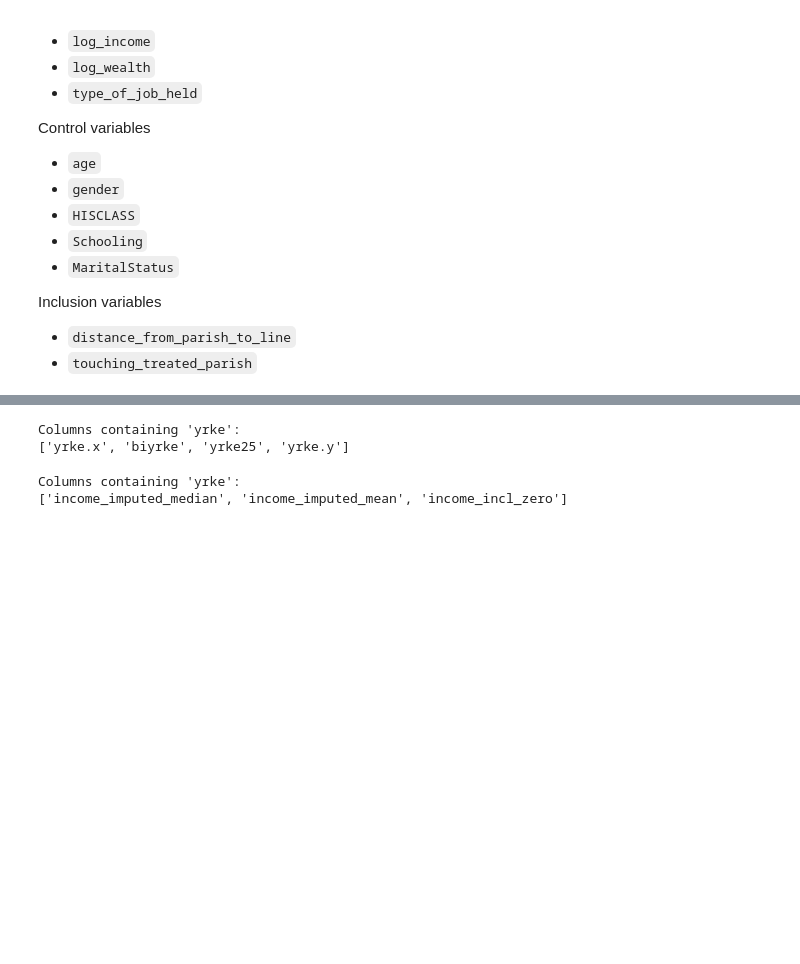
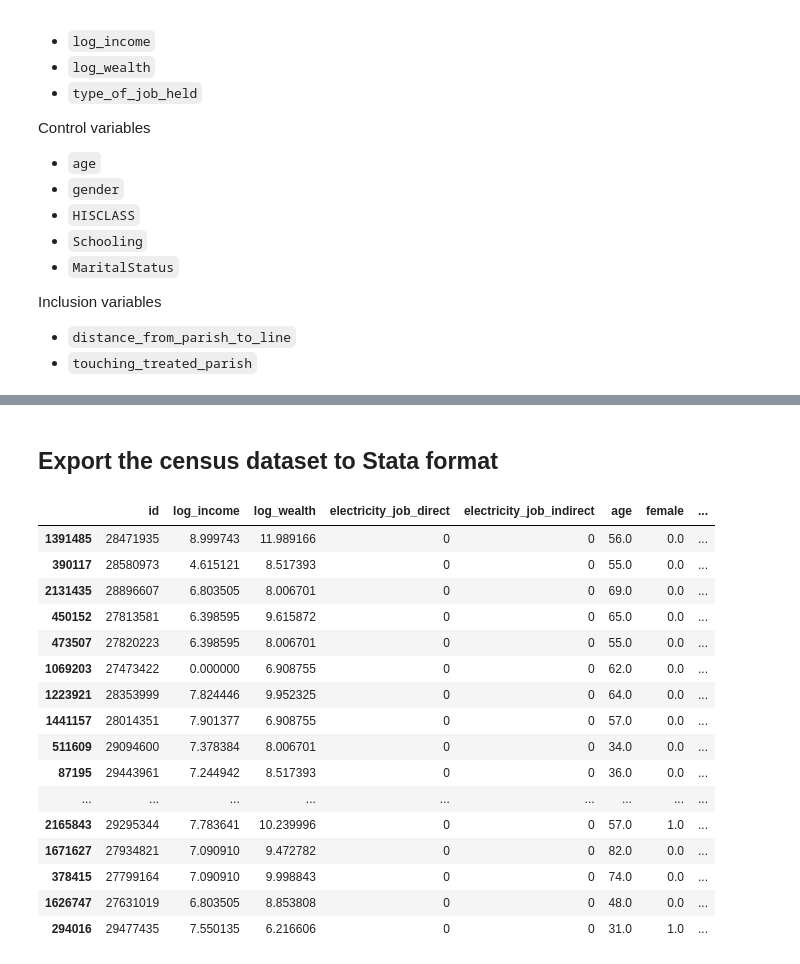
Before and after one commit to j-jayes/paper-3-analysis, a Jupyter notebook: utils/export_census_dataset_to_stata.ipynb, the cells around one changed output, grey strips where cells are left out. Saved outputs shown, nothing was run; the diff lists cells and outputs as text; code cells hidden in the pictures; blank space fills up the shorter version.

Commit message:
add new code for tables

```diff
--- a/utils/export_census_dataset_to_stata.ipynb
+++ b/utils/export_census_dataset_to_stata.ipynb
@@ -38,0 +184,7 @@ df_census_1930 = df_census_1930.rename(columns={'arkbild': 'name', 'scbkod': 're
+# %%
+# log_income
+
+df_census_1930['log_income'] = np.log(df_census_1930['income_incl_zero'] + 1)
+# %%
+# log wealth
+df_census_1930['log_wealth'] = np.log(df_census_1930['formogh'] + 1)
@@ -38,0 +855,24 @@ df_census_1930 = df_census_1930.rename(columns={'arkbild': 'name', 'scbkod': 're
+# %%
+# marital status
+
+def label_marital_status(status):
+    if status == 'O':
+        return 'Unmarried'
+    elif status == 'G':
+        return 'Married'
+    elif status == 'E':
+        return 'Widow/Widower'
+    elif status == 'X':
+        return 'Divorced'
+    else:
+        return 'Other'
+
+v_label_marital_status = np.vectorize(label_marital_status)
+
+df_census_1930['marital_status'] = v_label_marital_status(df_census_1930['civ'])
+# %% [markdown]
+## Export the census dataset to Stata format
+# %%
+# keep variables called log_income, log_wealth, electricity_job_direct, electricity_job_indirect, age, female, marital_status, hisclass_group_abb, schooling_abb, birth_parish_treated, current_parish_treated, birth_parish_distance_to_line, current_parish_distance_to_line, birth_parish_touching_treated, current_parish_touching_treated
+
+df_census_1930 = df_census_1930.loc[:, ["id", "log_income", "log_wealth", "electricity_job_direct", "electricity_job_indirect", "age", "female", "marital_status", "hisclass_group_abb", "schooling_abb", "birth_parish_treated", "current_parish_treated", "birth_parish_distance_to_line", "current_parish_distance_to_line", "birth_parish_touching_treated", "current_parish_touching_treated"]]
@@ -39,26 +887,34 @@ df_census_1930 = df_census_1930.rename(columns={'arkbild': 'name', 'scbkod': 're
 # %%
 # string detect "yrke" in col names df_census_1930?
 # detect "yrke" in column names of df_census_1930
-yrke_cols = [col for col in df_census_1930.columns if "yrke" in col]
+yrke_cols = [col for col in df_census_1930.columns if "distance" in col]
 
 if yrke_cols:
-    print("Columns containing 'yrke':")
+    print("Columns containing 'income':")
     print(yrke_cols)
 else:
-    print("No columns containing 'yrke' found.")
+    print("No columns containing 'income' found.")
-# %% [output]
-Columns containing 'yrke':
-['yrke.x', 'biyrke', 'yrke25', 'yrke.y']
-# %%
-# string detect "yrke" in col names df_census_1930?
-# detect "yrke" in column names of df_census_1930
-yrke_cols = [col for col in df_census_1930.columns if "income" in col]
-
-if yrke_cols:
-    print("Columns containing 'income':")
-    print(yrke_cols)
-else:
-    print("No columns containing 'income' found.")
-# %% [output]
-Columns containing 'yrke':
-['income_imputed_median', 'income_imputed_mean', 'income_incl_zero']
+# %%
+# sample 20 observations with no NaNs from df_census_1930
+
+df_census_1930_sample = df_census_1930.dropna().sample(20, random_state=42)
+
+df_census_1930_sample
+# %% [output]
+|  | id | log_income | log_wealth | electricity_job_direct | electricity_job_indirect | age | female | ... |
+| 1391485 | 28471935 | 8.999743 | 11.989166 | 0 | 0 | 56.0 | 0.0 | ... |
+| 390117 | 28580973 | 4.615121 | 8.517393 | 0 | 0 | 55.0 | 0.0 | ... |
+| 2131435 | 28896607 | 6.803505 | 8.006701 | 0 | 0 | 69.0 | 0.0 | ... |
+| 450152 | 27813581 | 6.398595 | 9.615872 | 0 | 0 | 65.0 | 0.0 | ... |
+| 473507 | 27820223 | 6.398595 | 8.006701 | 0 | 0 | 55.0 | 0.0 | ... |
+| 1069203 | 27473422 | 0.000000 | 6.908755 | 0 | 0 | 62.0 | 0.0 | ... |
+| 1223921 | 28353999 | 7.824446 | 9.952325 | 0 | 0 | 64.0 | 0.0 | ... |
+| 1441157 | 28014351 | 7.901377 | 6.908755 | 0 | 0 | 57.0 | 0.0 | ... |
+| 511609 | 29094600 | 7.378384 | 8.006701 | 0 | 0 | 34.0 | 0.0 | ... |
+| 87195 | 29443961 | 7.244942 | 8.517393 | 0 | 0 | 36.0 | 0.0 | ... |
+| ... | ... | ... | ... | ... | ... | ... | ... | ... |
+| 2165843 | 29295344 | 7.783641 | 10.239996 | 0 | 0 | 57.0 | 1.0 | ... |
+| 1671627 | 27934821 | 7.090910 | 9.472782 | 0 | 0 | 82.0 | 0.0 | ... |
+| 378415 | 27799164 | 7.090910 | 9.998843 | 0 | 0 | 74.0 | 0.0 | ... |
+| 1626747 | 27631019 | 6.803505 | 8.853808 | 0 | 0 | 48.0 | 0.0 | ... |
+| 294016 | 29477435 | 7.550135 | 6.216606 | 0 | 0 | 31.0 | 1.0 | ... |
```
Also changed, not shown: parts of 22 cells of this notebook, 26 other files.
